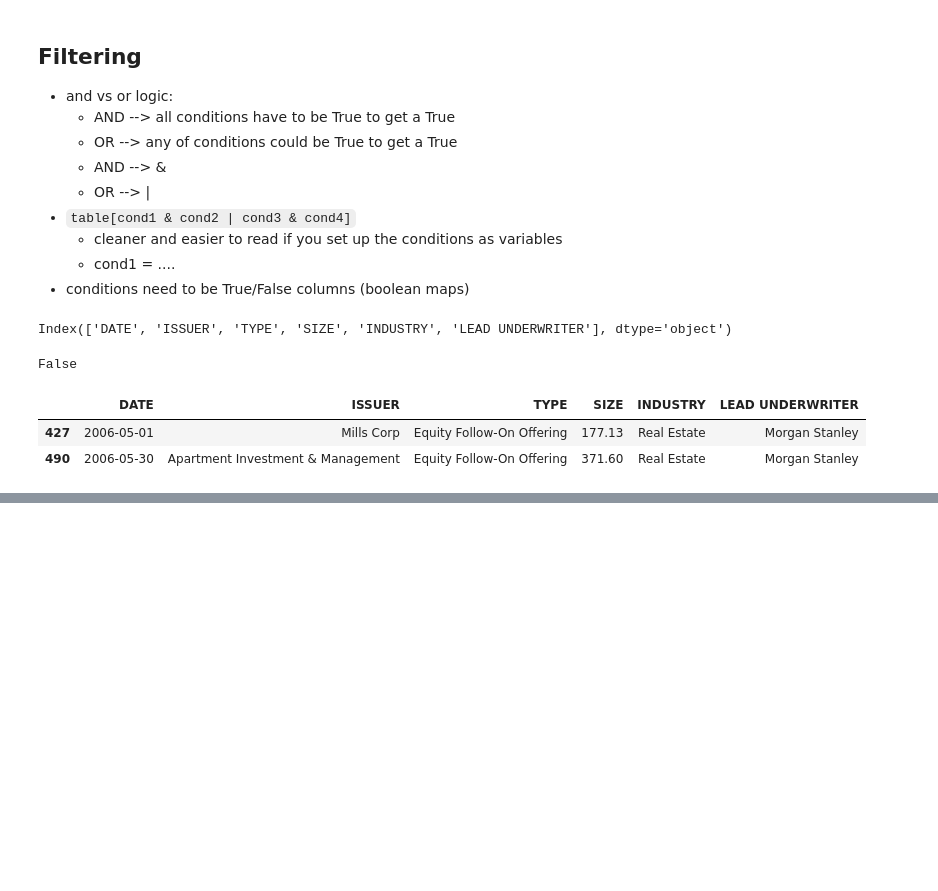
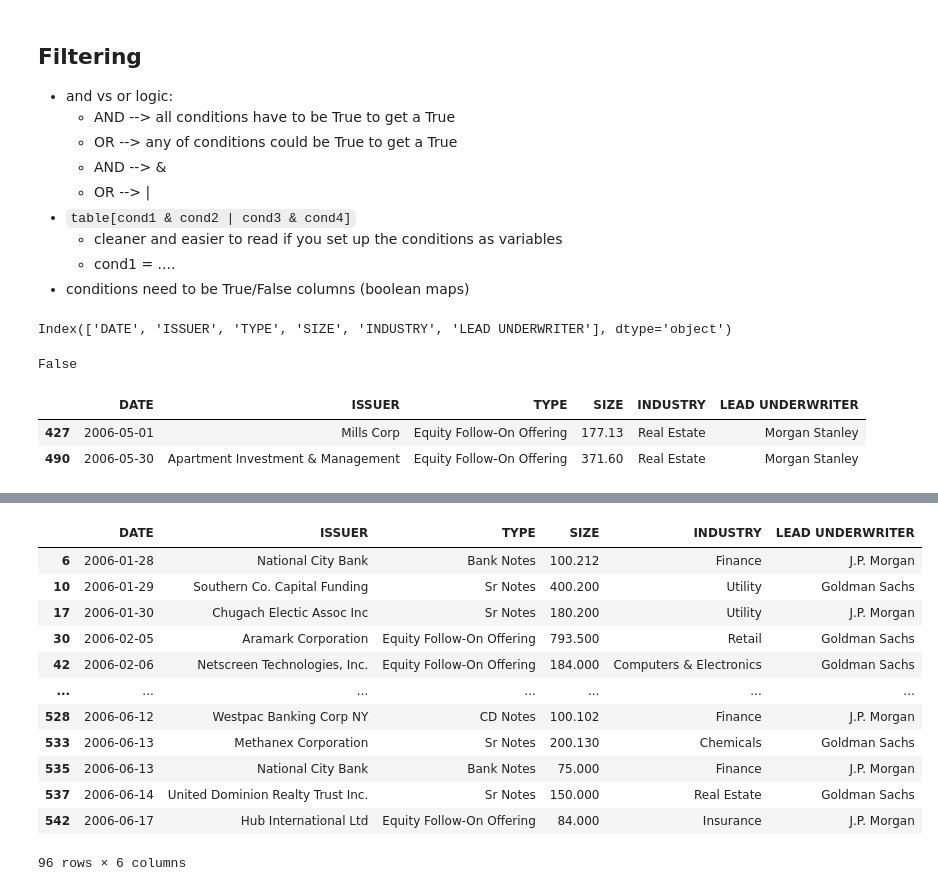
Before and after one commit to TheMarqueeGroup/JPM_DS_EMEA_Apr2024, a Jupyter notebook: day1_notes.ipynb, the cells around one changed output, grey strips where cells are left out. Saved outputs shown, nothing was run; the diff lists cells and outputs as text; code cells hidden in the pictures; blank space fills up the shorter version.

```diff
--- a/day1_notes.ipynb
+++ b/day1_notes.ipynb
@@ -1344,0 +1416,18 @@ sp500[cond1 | cond2]
+# %%
+c1 = df['LEAD UNDERWRITER'] == 'Goldman Sachs'
+c2 = df['LEAD UNDERWRITER'] == 'J.P. Morgan'
+df[c1 |  c2]
+# %% [output]
+|  | DATE | ISSUER | TYPE | SIZE | INDUSTRY | LEAD UNDERWRITER |
+| 6 | 2006-01-28 | National City Bank | Bank Notes | 100.212 | Finance | J.P. Morgan |
+| 10 | 2006-01-29 | Southern Co. Capital Funding | Sr Notes | 400.200 | Utility | Goldman Sachs |
+| 17 | 2006-01-30 | Chugach Electic Assoc Inc | Sr Notes | 180.200 | Utility | J.P. Morgan |
+| 30 | 2006-02-05 | Aramark Corporation | Equity Follow-On Offering | 793.500 | Retail | Goldman Sachs |
+| 42 | 2006-02-06 | Netscreen Technologies, Inc. | Equity Follow-On Offering | 184.000 | Computers & Electronics | Goldman Sachs |
+| ... | ... | ... | ... | ... | ... | ... |
+| 528 | 2006-06-12 | Westpac Banking Corp NY | CD Notes | 100.102 | Finance | J.P. Morgan |
+| 533 | 2006-06-13 | Methanex Corporation | Sr Notes | 200.130 | Chemicals | Goldman Sachs |
+| 535 | 2006-06-13 | National City Bank | Bank Notes | 75.000 | Finance | J.P. Morgan |
+| 537 | 2006-06-14 | United Dominion Realty Trust Inc. | Sr Notes | 150.000 | Real Estate | Goldman Sachs |
+| 542 | 2006-06-17 | Hub International Ltd | Equity Follow-On Offering | 84.000 | Insurance | J.P. Morgan |
+96 rows × 6 columns
```
Also changed, not shown: parts of 16 cells of this notebook.
